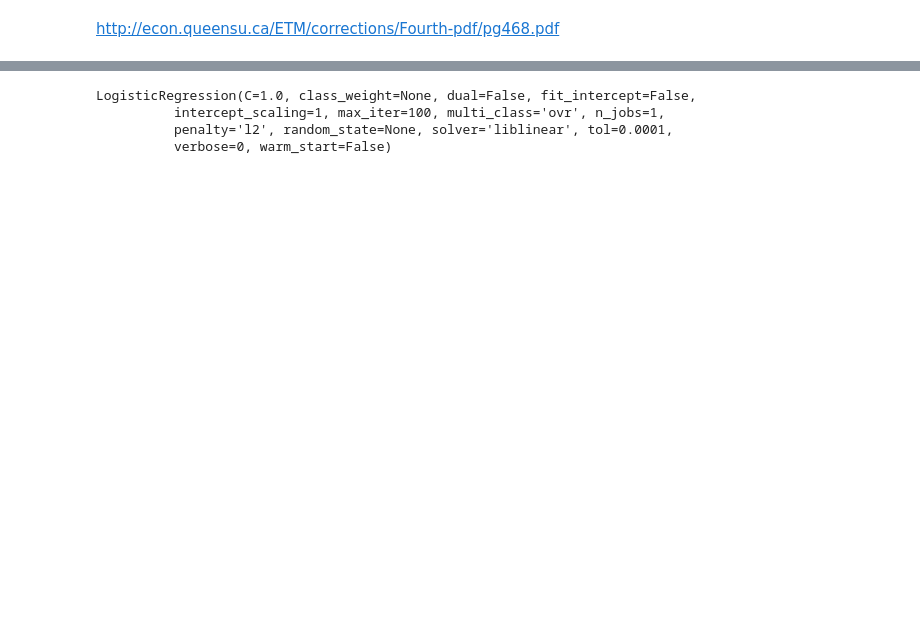
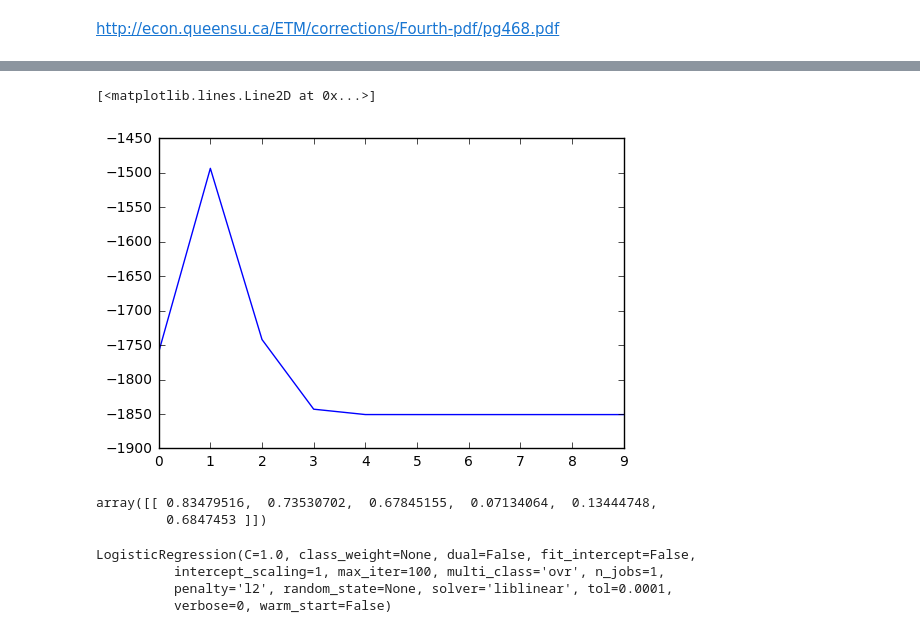
Before and after one commit to flylo/midi-ml, a Jupyter notebook: notebooks/SparseLogisticRegression.ipynb, the cells around one changed output, grey strips where cells are left out. Saved outputs shown, nothing was run; the diff lists cells and outputs as text; code cells hidden in the pictures; blank space fills up the shorter version.

Commit message:
Newton Raphson with regularization

```diff
--- a/notebooks/SparseLogisticRegression.ipynb
+++ b/notebooks/SparseLogisticRegression.ipynb
@@ -39,36 +38,44 @@ log_likelihood(beta_init)
 # %%
 def predicted_probabilities(beta):
-    exp_log_odds = np.exp(sparse.csr_matrix(beta).dot(X.T).A).T
-    return (exp_log_odds / (1 + exp_log_odds)).ravel()
-def score_function(beta, probabilities):
-    return X.T.dot(y - probabilities)
-def hessian(beta, probabilities):
-    W = sparse.eye(X.shape[0]).todok()
+    exp_log_odds = np.exp(np.dot(beta, X.T)).T
+    return (1 / (1 + exp_log_odds)).ravel()
+
+def score_function(beta, probabilities, lmbda):
+    return np.dot(X.T, (y - probabilities)) + lmbda*beta
+
+def hessian(beta, probabilities, lmbda):
+    W = np.eye(X.shape[0])
     for i in range(W.shape[0]):
         W[i,i] = probabilities[i] * (1 - probabilities[i])
-    return -X.T * W * X
+    return X.T.dot(W).dot(X) + lmbda*np.eye(X.shape[1])
 # %%
-def newton_step(beta):
+def newton_step(beta, lmbda):
     probs = predicted_probabilities(beta)
-    score = score_function(beta, probs)
-    hess = hessian(beta, probs)
-#     step = sparse.linalg.inv(hess.tocsc()) * score
-    step = np.linalg.inv(hess.todense()).dot(score)
-    return beta - step
+    score = score_function(beta, probs, lmbda)
+    hess = hessian(beta, probs, lmbda)
+    step = np.linalg.inv(hess).dot(score.T).ravel()
+    return (beta - step).reshape(beta.shape)
 # %%
-def newton_raphson(beta_init, num_iter=10):
+def newton_raphson(beta_init, lmbda=0.1, num_iter=10):
     ll = []
     current_beta = beta_init
     for i in range(num_iter):
         log_lik = log_likelihood(current_beta)
         ll.append(log_lik)
-        try:
-            current_beta = newton_step(current_beta)
-        except RuntimeError:
-            break
+        current_beta = newton_step(current_beta, lmbda)
     return current_beta, ll
 # %%
-fitted, ll = newton_raphson(beta_init)
+fitted, ll = newton_raphson(beta_init, 10)
+# %%
+plt.plot(ll)
+# %% [output]
+[<matplotlib.lines.Line2D at 0x...>]
+[figure, added]
+# %%
+fitted
+# %% [output]
+array([[ 0.83479516,  0.73530702,  0.67845155,  0.07134064,  0.13444748,
+         0.6847453 ]])
 # %%
 from sklearn.linear_model import LogisticRegression
 # %%
```
Also changed, not shown: parts of 10 cells of this notebook.
